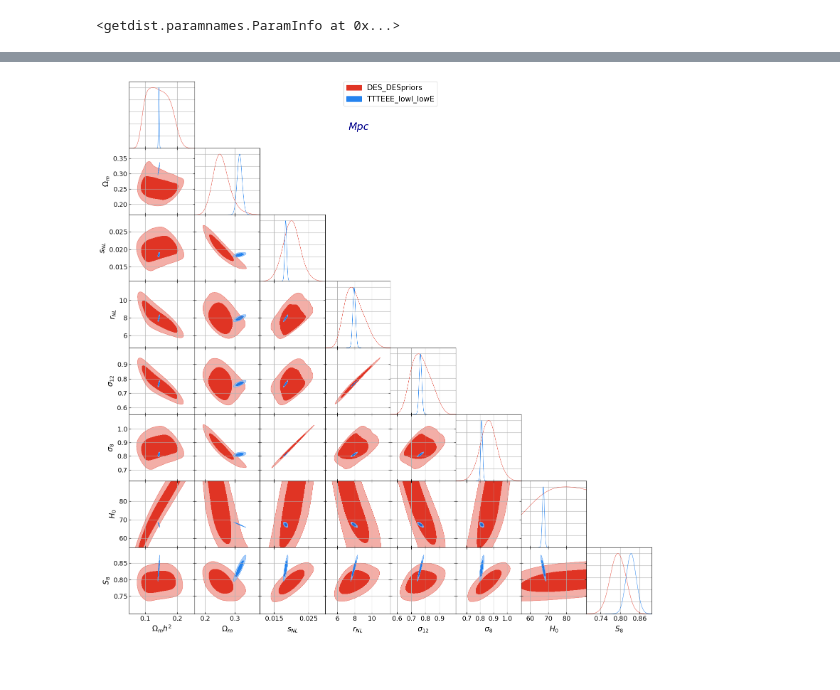
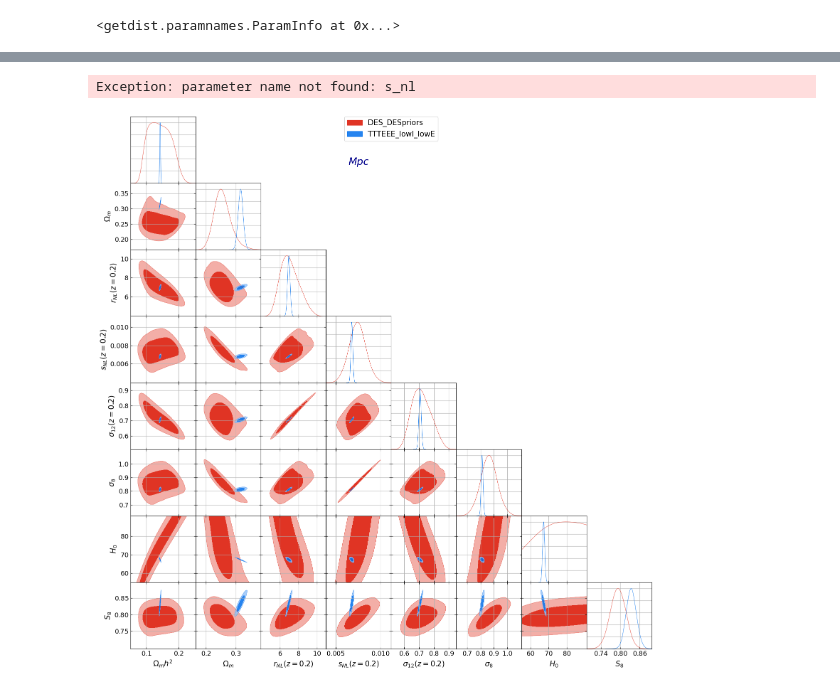
Before and after one commit to FedeDavilaKurban/Snl, a Jupyter notebook: trianglePlot_mainQuantities.ipynb, the cells around one changed output, grey strips where cells are left out. Saved outputs shown, nothing was run; the diff lists cells and outputs as text; code cells hidden in the pictures.

```diff
--- a/trianglePlot_mainQuantities.ipynb
+++ b/trianglePlot_mainQuantities.ipynb
@@ -198,8 +206,10 @@ g.settings.legend_fontsize = 18
 # Plot labels
 labels = ['DES_DESpriors','TTTEEE_lowl_lowE']
 
+params=['omegamh2','omegam','s_nl','r_nl','sigma12', 'sigma8','H0','S8']
+
 # Generate the 2D plot with contours for Omega_m vs sigma_8
-g.triangle_plot([samples_des,samples_cmb],params=['omegamh2','omegam','s_nl','r_nl','sigma12', 'sigma8','H0','S8'],\
+g.triangle_plot([samples_des,samples_cmb],params=params,\
                  filled=True, legend_labels=labels, grid=True)
 
 g.fig.text(0.47, 0.9, r'$Mpc h^{-1}$' if 'h' in units else r'$Mpc$', ha='center', fontsize=20, color='darkblue')
@@ -212,4 +222,37 @@ for ax in g.subplots.flat:  # Flatten subplots to loop over all
 # Show the plot
 plt.show()
 # %% [output]
-[figure, removed]
+Exception: parameter name not found: s_nl
+# %%
+import matplotlib.pyplot as plt
+from getdist import loadMCSamples, plots
+
+colors =  plt.rcParams['axes.prop_cycle'].by_key()['color']
+# Create a GetDist plotter
+g = plots.get_subplot_plotter()
+
+# Settings
+g.settings.lab_fontsize = 18
+g.settings.axes_fontsize = 16
+g.settings.legend_fontsize = 18
+
+# Plot labels
+labels = ['DES_DESpriors','TTTEEE_lowl_lowE']
+
+params_z0=['omegamh2','omegam',f'r_nl_z{zs[1]:.1f}',f's_nl_z{zs[1]:.1f}',f'sigma12_z{zs[1]:.1f}', 'sigma8','H0','S8']
+
+# Generate the 2D plot with contours for Omega_m vs sigma_8
+g.triangle_plot([samples_des,samples_cmb],params=params_z0,\
+                 filled=True, legend_labels=labels, grid=True)
+
+g.fig.text(0.47, 0.9, r'$Mpc h^{-1}$' if 'h' in units else r'$Mpc$', ha='center', fontsize=20, color='darkblue')
+
+# Enable the grid on each subplot, only if the axis is not None
+for ax in g.subplots.flat:  # Flatten subplots to loop over all
+    if ax:  # Check if ax is not None
+        ax.grid(True)
+
+# Show the plot
+plt.show()
+# %% [output]
+[figure, added]
```
Also changed, not shown: parts of 5 cells of this notebook.
